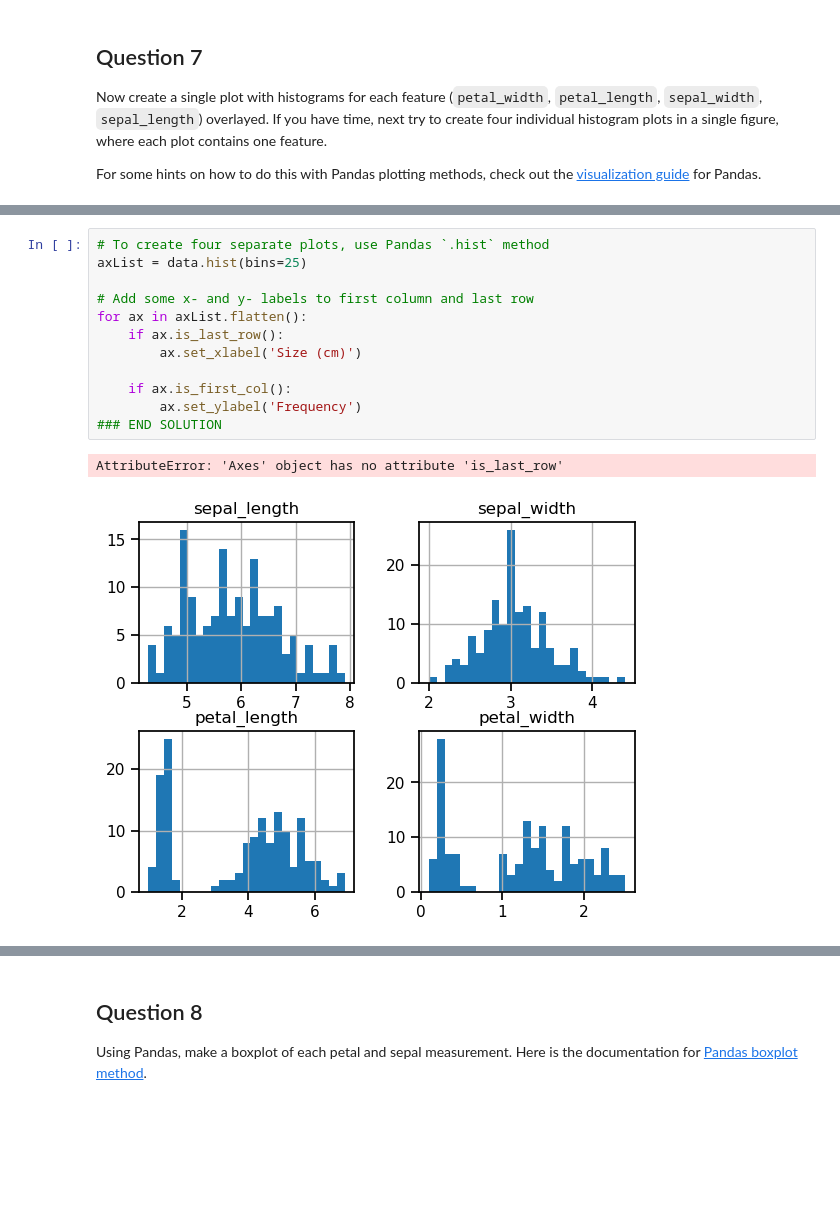
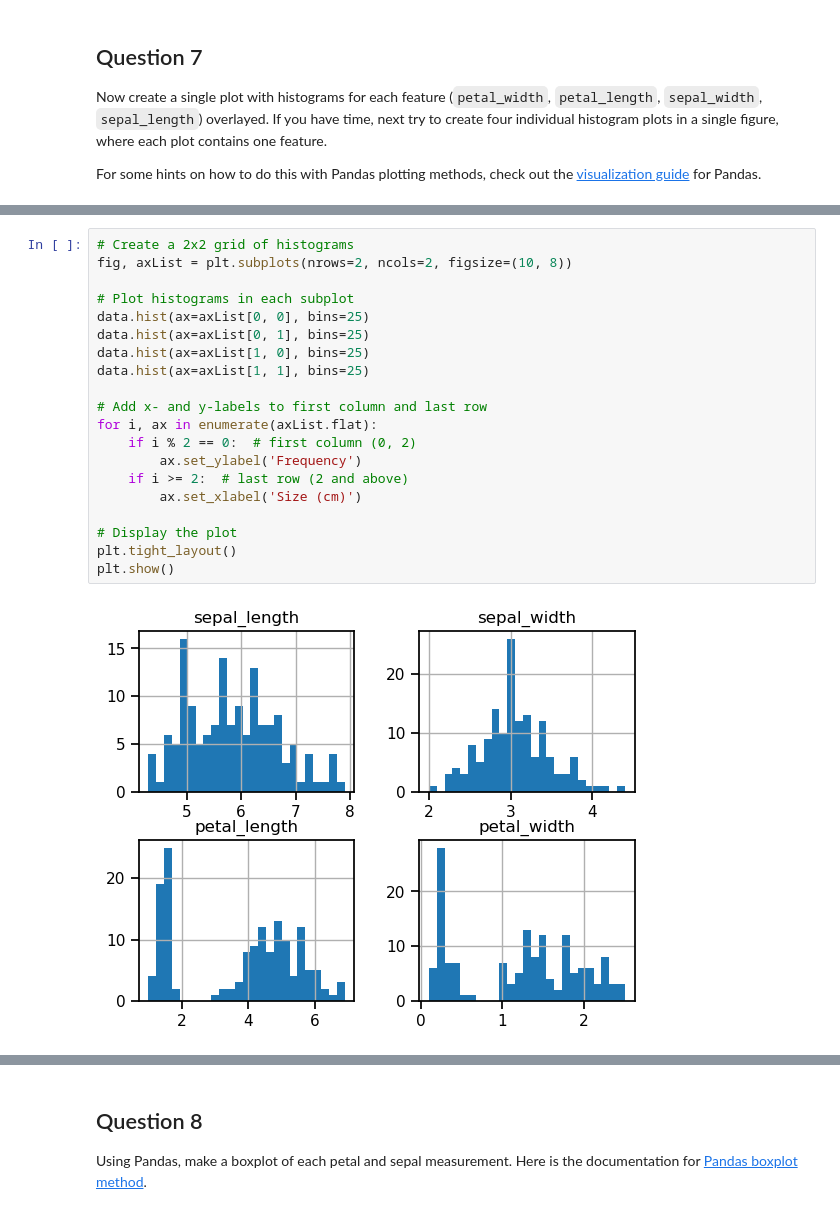
Before and after one commit to CarlosSantos8/Machine-Learning, a Jupyter notebook: python/IBM/Mod1/01c_LAB_EDA.ipynb, the cells around one changed output, grey strips where cells are left out. Saved outputs shown, nothing was run; the diff lists cells and outputs as text; blank space fills up the shorter version.

```diff
--- a/python/IBM/Mod1/01c_LAB_EDA.ipynb
+++ b/python/IBM/Mod1/01c_LAB_EDA.ipynb
@@ -246,17 +274,24 @@ ax.set_xlabel('Size (cm)');
 # %% [output]
 [figure]
-# %%
-# To create four separate plots, use Pandas `.hist` method
-axList = data.hist(bins=25)
-
-# Add some x- and y- labels to first column and last row
-for ax in axList.flatten():
-    if ax.is_last_row():
-        ax.set_xlabel('Size (cm)')
-
-    if ax.is_first_col():
-        ax.set_ylabel('Frequency')
-### END SOLUTION
-# %% [output]
-AttributeError: 'Axes' object has no attribute 'is_last_row'
-[figure, removed]
+# %%
+# Create a 2x2 grid of histograms
+fig, axList = plt.subplots(nrows=2, ncols=2, figsize=(10, 8))
+
+# Plot histograms in each subplot
+data.hist(ax=axList[0, 0], bins=25)
+data.hist(ax=axList[0, 1], bins=25)
+data.hist(ax=axList[1, 0], bins=25)
+data.hist(ax=axList[1, 1], bins=25)
+
+# Add x- and y-labels to first column and last row
+for i, ax in enumerate(axList.flat):
+    if i % 2 == 0:  # first column (0, 2)
+        ax.set_ylabel('Frequency')
+    if i >= 2:  # last row (2 and above)
+        ax.set_xlabel('Size (cm)')
+
+# Display the plot
+plt.tight_layout()
+plt.show()
+# %% [output]
+[figure, added]
```
Also changed, not shown: parts of 23 cells of this notebook.
